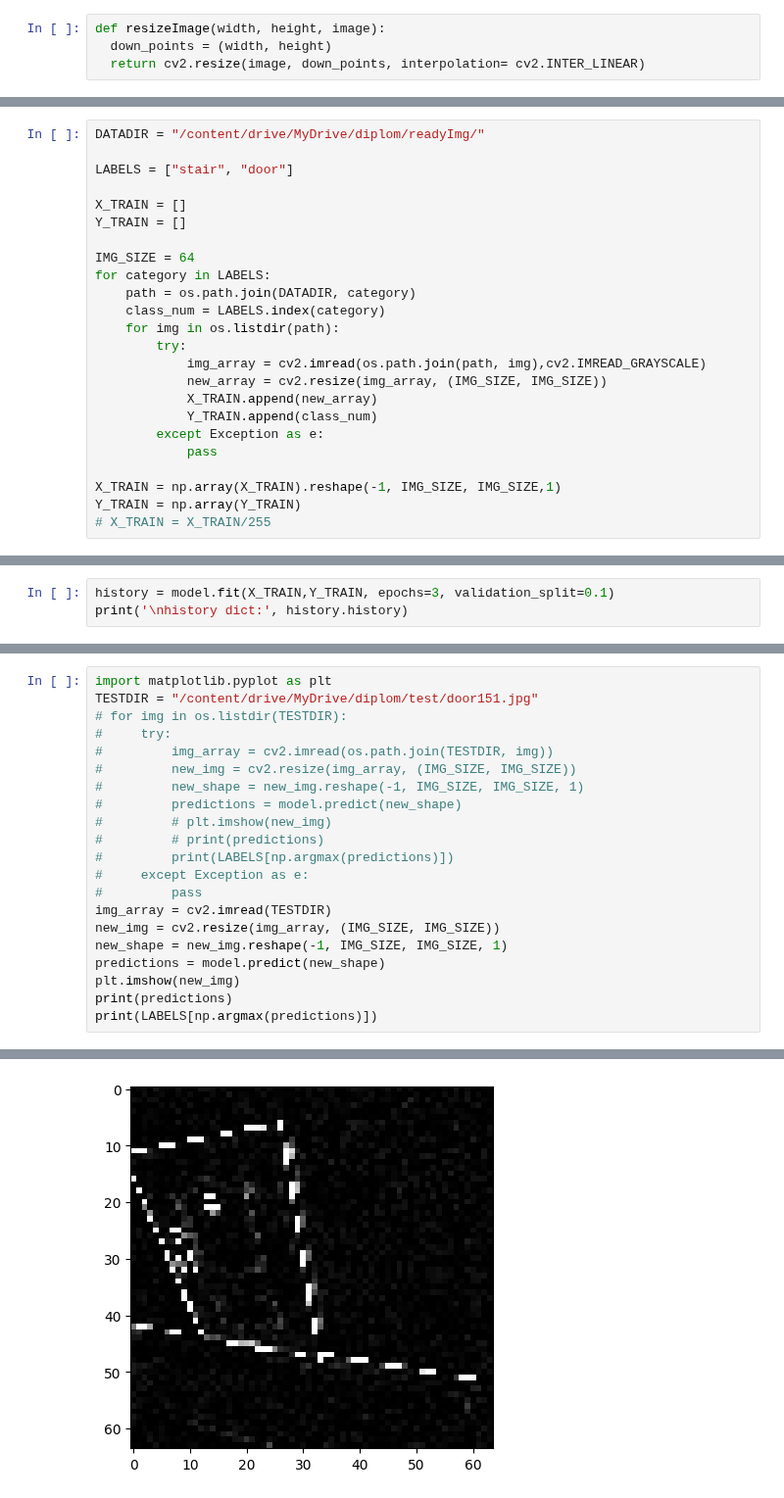
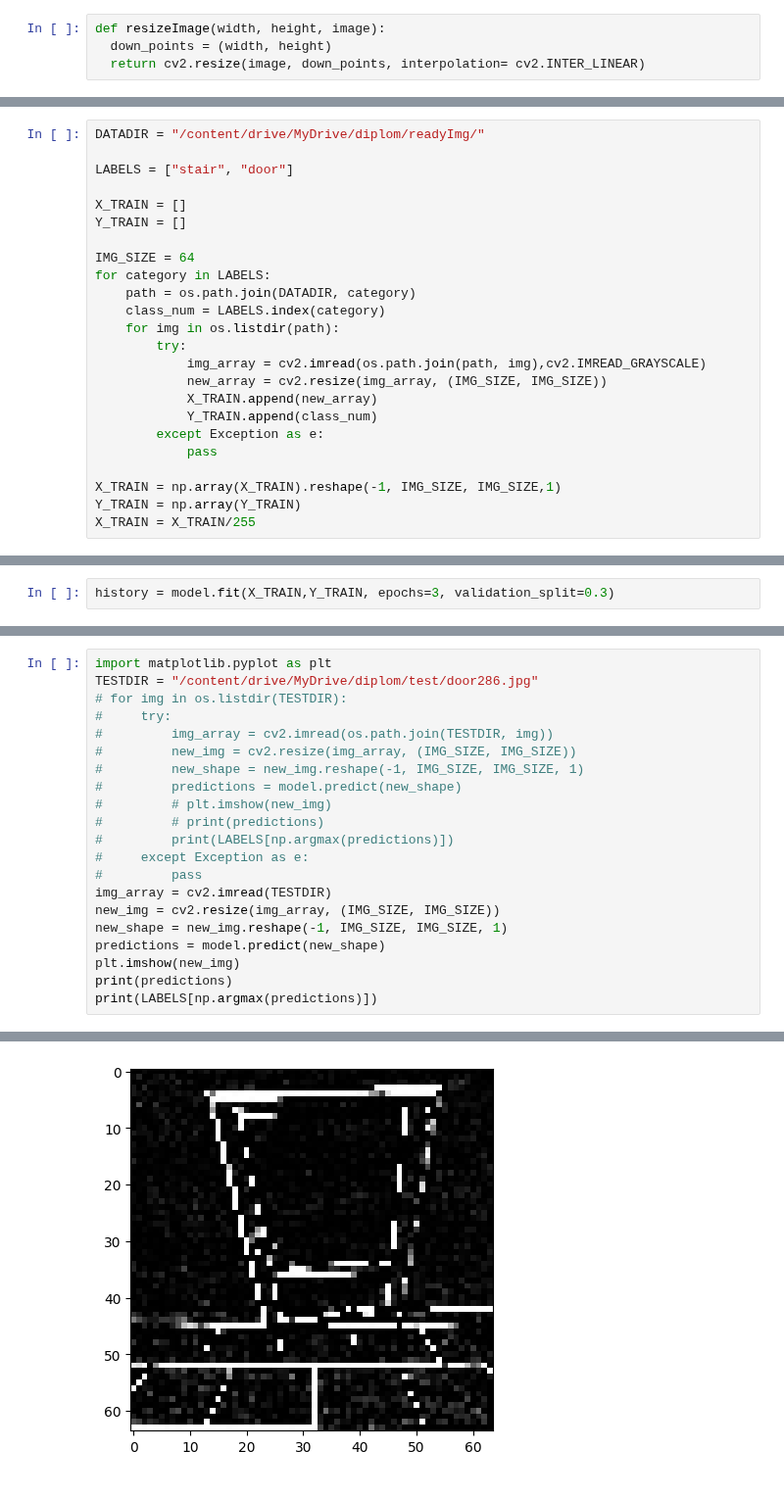
Before and after one commit to s4kh4rov/BMIL, a Jupyter notebook: magdiplom.ipynb, the cells around one changed output, grey strips where cells are left out. Shown at 98% size. Drawn from its saved outputs; the diff is of its cells as text.

```diff
--- a/magdiplom.ipynb
+++ b/magdiplom.ipynb
@@ -51,7 +84,7 @@ for category in LABELS:
 
 X_TRAIN = np.array(X_TRAIN).reshape(-1, IMG_SIZE, IMG_SIZE,1)
 Y_TRAIN = np.array(Y_TRAIN)
-# X_TRAIN = X_TRAIN/255
+X_TRAIN = X_TRAIN/255
 # %%
 print(len(X_TRAIN))
 print(len(Y_TRAIN))
@@ -101,7 +134,6 @@ Trainable params: 143458 (560.38 KB)
 Non-trainable params: 0 (0.00 Byte)
 _________________________________________________________________
 # %%
-history = model.fit(X_TRAIN,Y_TRAIN, epochs=3, validation_split=0.1)
-print('\nhistory dict:', history.history)
+history = model.fit(X_TRAIN,Y_TRAIN, epochs=3, validation_split=0.3)
 # %% [output]
 Epoch 1/3
@@ -115,6 +145,6 @@ history dict: {'loss': [10.581127166748047, 0.0768175944685936, 0.00411926582455
 # %%
 import matplotlib.pyplot as plt
-TESTDIR = "/content/drive/MyDrive/diplom/test/door151.jpg"
+TESTDIR = "/content/drive/MyDrive/diplom/test/door286.jpg"
 # for img in os.listdir(TESTDIR):
 #     try:
 #         img_array = cv2.imread(os.path.join(TESTDIR, img))
@@ -141,2 +171,2 @@ print(LABELS[np.argmax(predictions)])
 IndexError: ignored
-[figure, old version]
+[figure, new version]
```
Also changed, not shown: parts of 6 cells of this notebook.
